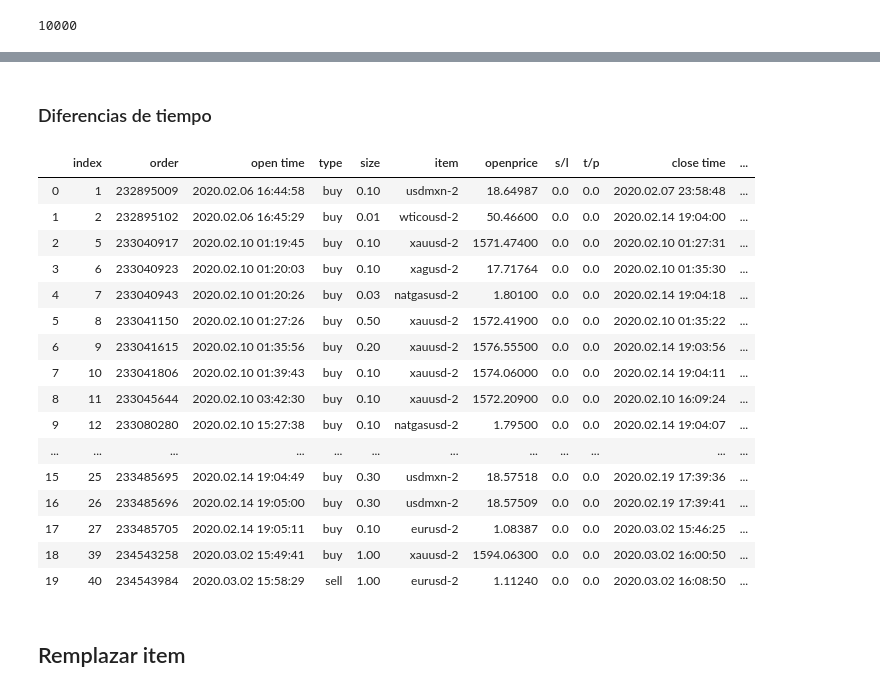
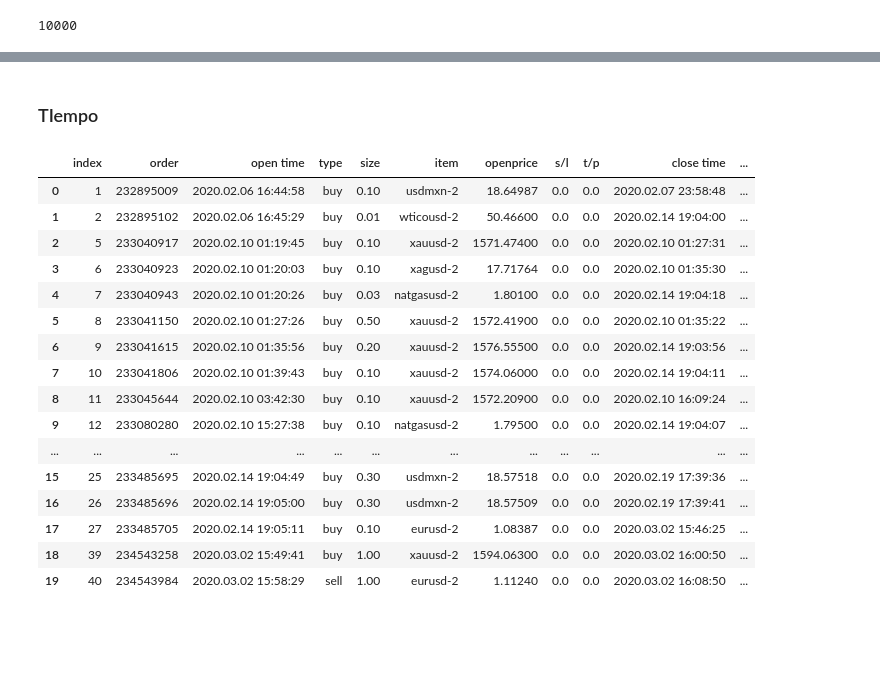
Before and after one commit to luisangelrp97/LAB_2_LARP, a Jupyter notebook: funciones.ipynb, the cells around one changed output, grey strips where cells are left out. Saved outputs shown, nothing was run; the diff lists cells and outputs as text; code cells hidden in the pictures; blank space fills up the shorter version.

```diff
--- a/funciones.ipynb
+++ b/funciones.ipynb
@@ -83,34 +81,37 @@ df_new.head()
-# %% [markdown]
-### Diferencias de tiempo
+# %% [markdown]
+### TIempo
 # %%
+
 from datetime import  datetime
 from datetime import timedelta
-df = pd.DataFrame(data=df_new)
-df['open time'] = pd.to_datetime(df_new['open time'])
-df['close time'] = pd.to_datetime(df_new['close time'])
+def f_columnas_tiempos():
+    df_new = df_archivo[['open time','close time']]
+    df = pd.DataFrame(data=df_new)
+    df['open time'] = pd.to_datetime(df_new['open time'])
+    df['close time'] = pd.to_datetime(df_new['close time'])
 
-Time = df['close time'] - df['open time']
-Time = Time.dt.seconds
-Time = pd.DataFrame(Time)
-df_archivo['Time'] = Time
-df_archivo
+    Time = df['close time'] - df['open time']
+    Time = Time.dt.seconds
+    Time = pd.DataFrame(Time)
+    df_archivo['Time'] = Time
-# %% [output]
-|  | index | order | open time | type | size | item | openprice | s/l | t/p | close time | ... |
-| 0 | 1 | 232895009 | 2020.02.06 16:44:58 | buy | 0.10 | usdmxn-2 | 18.64987 | 0.0 | 0.0 | 2020.02.07 23:58:48 | ... |
-| 1 | 2 | 232895102 | 2020.02.06 16:45:29 | buy | 0.01 | wticousd-2 | 50.46600 | 0.0 | 0.0 | 2020.02.14 19:04:00 | ... |
-| 2 | 5 | 233040917 | 2020.02.10 01:19:45 | buy | 0.10 | xauusd-2 | 1571.47400 | 0.0 | 0.0 | 2020.02.10 01:27:31 | ... |
-| 3 | 6 | 233040923 | 2020.02.10 01:20:03 | buy | 0.10 | xagusd-2 | 17.71764 | 0.0 | 0.0 | 2020.02.10 01:35:30 | ... |
-| 4 | 7 | 233040943 | 2020.02.10 01:20:26 | buy | 0.03 | natgasusd-2 | 1.80100 | 0.0 | 0.0 | 2020.02.14 19:04:18 | ... |
-| 5 | 8 | 233041150 | 2020.02.10 01:27:26 | buy | 0.50 | xauusd-2 | 1572.41900 | 0.0 | 0.0 | 2020.02.10 01:35:22 | ... |
-| 6 | 9 | 233041615 | 2020.02.10 01:35:56 | buy | 0.20 | xauusd-2 | 1576.55500 | 0.0 | 0.0 | 2020.02.14 19:03:56 | ... |
-| 7 | 10 | 233041806 | 2020.02.10 01:39:43 | buy | 0.10 | xauusd-2 | 1574.06000 | 0.0 | 0.0 | 2020.02.14 19:04:11 | ... |
-| 8 | 11 | 233045644 | 2020.02.10 03:42:30 | buy | 0.10 | xauusd-2 | 1572.20900 | 0.0 | 0.0 | 2020.02.10 16:09:24 | ... |
-| 9 | 12 | 233080280 | 2020.02.10 15:27:38 | buy | 0.10 | natgasusd-2 | 1.79500 | 0.0 | 0.0 | 2020.02.14 19:04:07 | ... |
-| ... | ... | ... | ... | ... | ... | ... | ... | ... | ... | ... | ... |
-| 15 | 25 | 233485695 | 2020.02.14 19:04:49 | buy | 0.30 | usdmxn-2 | 18.57518 | 0.0 | 0.0 | 2020.02.19 17:39:36 | ... |
-| 16 | 26 | 233485696 | 2020.02.14 19:05:00 | buy | 0.30 | usdmxn-2 | 18.57509 | 0.0 | 0.0 | 2020.02.19 17:39:41 | ... |
-| 17 | 27 | 233485705 | 2020.02.14 19:05:11 | buy | 0.10 | eurusd-2 | 1.08387 | 0.0 | 0.0 | 2020.03.02 15:46:25 | ... |
-| 18 | 39 | 234543258 | 2020.03.02 15:49:41 | buy | 1.00 | xauusd-2 | 1594.06300 | 0.0 | 0.0 | 2020.03.02 16:00:50 | ... |
-| 19 | 40 | 234543984 | 2020.03.02 15:58:29 | sell | 1.00 | eurusd-2 | 1.11240 | 0.0 | 0.0 | 2020.03.02 16:08:50 | ... |
-# %% [markdown]
-## Remplazar item
+# %%
+f_columnas_tiempos()
+df_archivo
+# %% [output]
+|  | index | order | open time | type | size | item | openprice | s/l | t/p | close time | ... |
+| 0 | 1 | 232895009 | 2020.02.06 16:44:58 | buy | 0.10 | usdmxn-2 | 18.64987 | 0.0 | 0.0 | 2020.02.07 23:58:48 | ... |
+| 1 | 2 | 232895102 | 2020.02.06 16:45:29 | buy | 0.01 | wticousd-2 | 50.46600 | 0.0 | 0.0 | 2020.02.14 19:04:00 | ... |
+| 2 | 5 | 233040917 | 2020.02.10 01:19:45 | buy | 0.10 | xauusd-2 | 1571.47400 | 0.0 | 0.0 | 2020.02.10 01:27:31 | ... |
+| 3 | 6 | 233040923 | 2020.02.10 01:20:03 | buy | 0.10 | xagusd-2 | 17.71764 | 0.0 | 0.0 | 2020.02.10 01:35:30 | ... |
+| 4 | 7 | 233040943 | 2020.02.10 01:20:26 | buy | 0.03 | natgasusd-2 | 1.80100 | 0.0 | 0.0 | 2020.02.14 19:04:18 | ... |
+| 5 | 8 | 233041150 | 2020.02.10 01:27:26 | buy | 0.50 | xauusd-2 | 1572.41900 | 0.0 | 0.0 | 2020.02.10 01:35:22 | ... |
+| 6 | 9 | 233041615 | 2020.02.10 01:35:56 | buy | 0.20 | xauusd-2 | 1576.55500 | 0.0 | 0.0 | 2020.02.14 19:03:56 | ... |
+| 7 | 10 | 233041806 | 2020.02.10 01:39:43 | buy | 0.10 | xauusd-2 | 1574.06000 | 0.0 | 0.0 | 2020.02.14 19:04:11 | ... |
+| 8 | 11 | 233045644 | 2020.02.10 03:42:30 | buy | 0.10 | xauusd-2 | 1572.20900 | 0.0 | 0.0 | 2020.02.10 16:09:24 | ... |
+| 9 | 12 | 233080280 | 2020.02.10 15:27:38 | buy | 0.10 | natgasusd-2 | 1.79500 | 0.0 | 0.0 | 2020.02.14 19:04:07 | ... |
+| ... | ... | ... | ... | ... | ... | ... | ... | ... | ... | ... | ... |
+| 15 | 25 | 233485695 | 2020.02.14 19:04:49 | buy | 0.30 | usdmxn-2 | 18.57518 | 0.0 | 0.0 | 2020.02.19 17:39:36 | ... |
+| 16 | 26 | 233485696 | 2020.02.14 19:05:00 | buy | 0.30 | usdmxn-2 | 18.57509 | 0.0 | 0.0 | 2020.02.19 17:39:41 | ... |
+| 17 | 27 | 233485705 | 2020.02.14 19:05:11 | buy | 0.10 | eurusd-2 | 1.08387 | 0.0 | 0.0 | 2020.03.02 15:46:25 | ... |
+| 18 | 39 | 234543258 | 2020.03.02 15:49:41 | buy | 1.00 | xauusd-2 | 1594.06300 | 0.0 | 0.0 | 2020.03.02 16:00:50 | ... |
+| 19 | 40 | 234543984 | 2020.03.02 15:58:29 | sell | 1.00 | eurusd-2 | 1.11240 | 0.0 | 0.0 | 2020.03.02 16:08:50 | ... |
```
Also changed, not shown: parts of 18 cells of this notebook.
